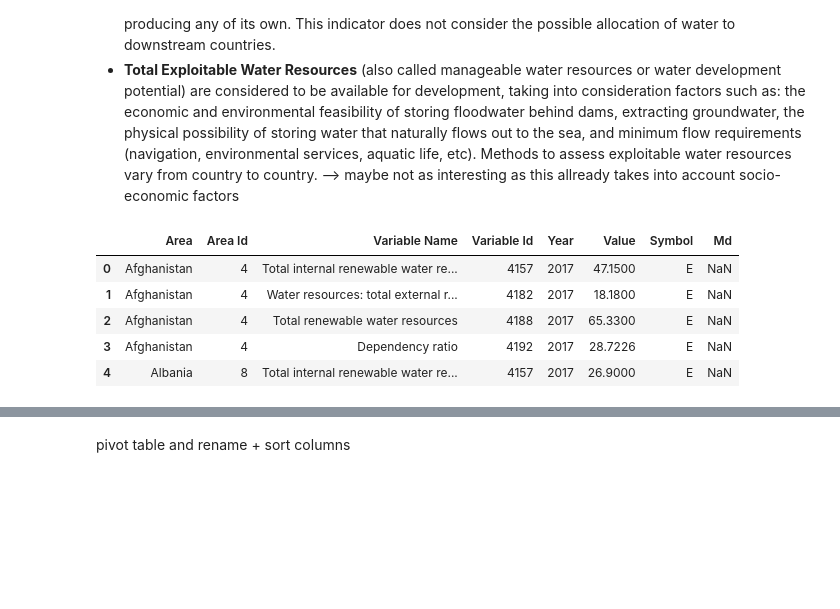
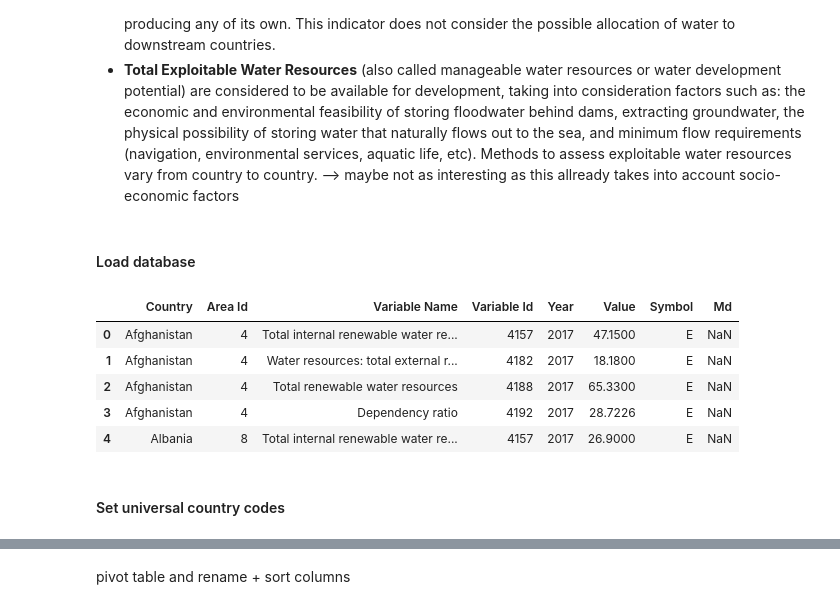
Before and after one commit to herbmks/MDA-Tuvalu, a Jupyter notebook: preprocessing climate factors.ipynb, the cells around one changed output, grey strips where cells are left out. Saved outputs shown, nothing was run; the diff lists cells and outputs as text; code cells hidden in the pictures; blank space fills up the shorter version.

```diff
--- a/preprocessing climate factors.ipynb
+++ b/preprocessing climate factors.ipynb
@@ -145,13 +176,17 @@ average_annual_temperature.head()
 - **Total Renewable Water Resources**: The sum of internal renewable water resources (IRWR) and external renewable water resources (ERWR). It corresponds to the maximum theoretical yearly amount of water available for a country at a given moment.
 - **Dependency ratio**: Indicator expressing the percent of total renewable water resources originating outside the country. This indicator may theoretically vary between 0% and 100%. A country with a dependency ratio equal to 0% does not receive any water from neighbouring countries. A country with a dependency ratio equal to 100% receives all its renewable water from upstream countries, without producing any of its own. This indicator does not consider the possible allocation of water to downstream countries.
 - **Total Exploitable Water Resources** (also called manageable water resources or water development potential) are considered to be available for development, taking into consideration factors such as: the economic and environmental feasibility of storing floodwater behind dams, extracting groundwater, the physical possibility of storing water that naturally flows out to the sea, and minimum flow requirements (navigation, environmental services, aquatic life, etc). Methods to assess exploitable water resources vary from country to country. --> maybe not as interesting as this allready takes into account socio-economic factors
+# %% [markdown]
+#### Load database
 # %%
-water_resources = pd.read_csv('raw data/AQUASTAT_water_resources.csv',nrows=835,index_col=False)
+water_resources = pd.read_csv('raw data/AQUASTAT_water_resources.csv',nrows=835,index_col=False).rename(columns={'Area':'Country'})
 water_resources.head()
 # %% [output]
-|  | Area | Area Id | Variable Name | Variable Id | Year | Value | Symbol | Md |
+|  | Country | Area Id | Variable Name | Variable Id | Year | Value | Symbol | Md |
 | 0 | Afghanistan | 4 | Total internal renewable water re... | 4157 | 2017 | 47.1500 | E | NaN |
 | 1 | Afghanistan | 4 | Water resources: total external r... | 4182 | 2017 | 18.1800 | E | NaN |
 | 2 | Afghanistan | 4 | Total renewable water resources | 4188 | 2017 | 65.3300 | E | NaN |
 | 3 | Afghanistan | 4 | Dependency ratio | 4192 | 2017 | 28.7226 | E | NaN |
 | 4 | Albania | 8 | Total internal renewable water re... | 4157 | 2017 | 26.9000 | E | NaN |
+# %% [markdown]
+#### Set universal country codes
```
Also changed, not shown: parts of 43 cells of this notebook.
